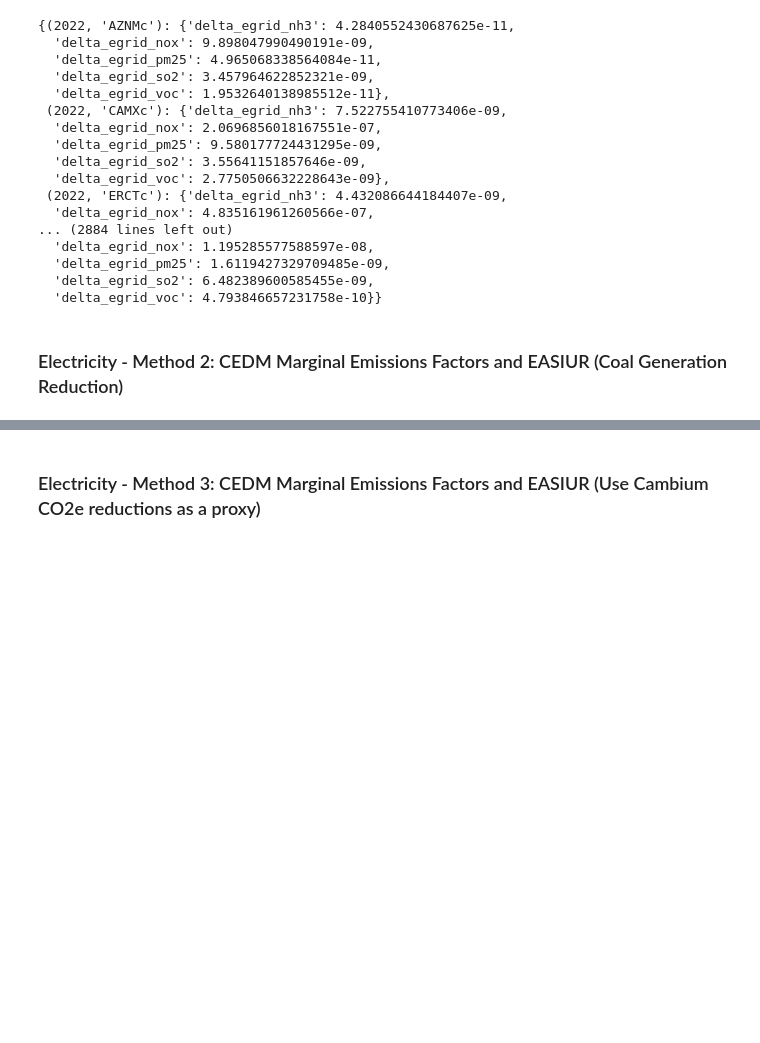
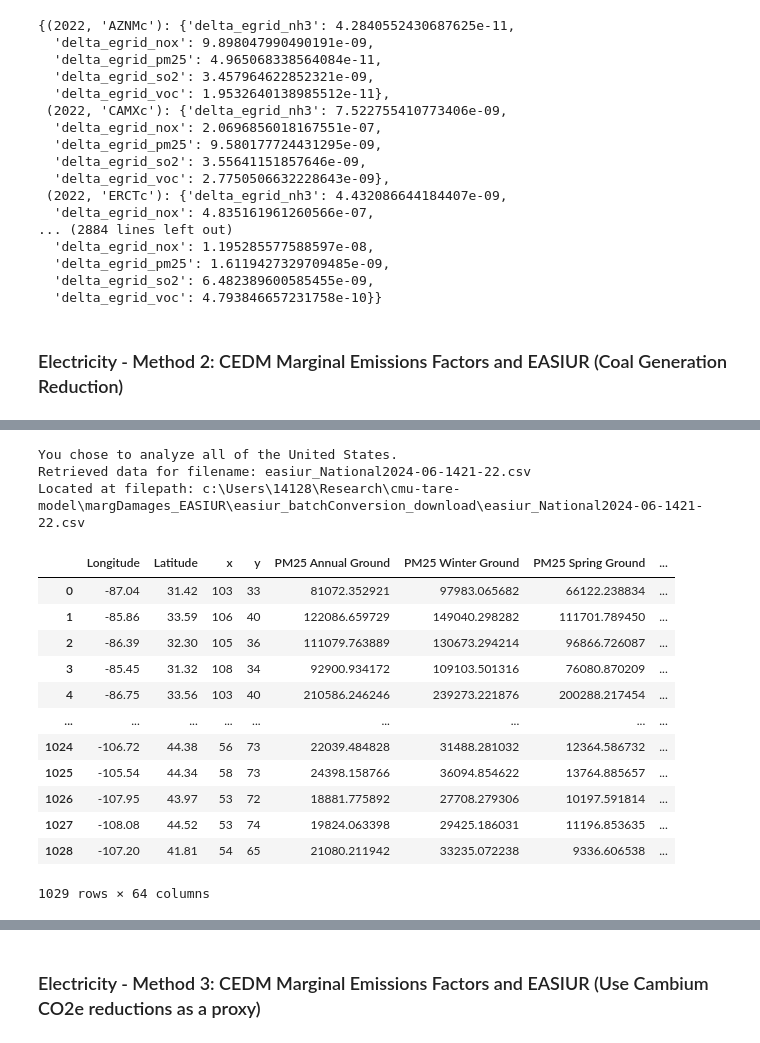
Before and after one commit to jordan-joseph126/cmu-tare-model, a Jupyter notebook: tare_baseline_cambium_v1.5.ipynb, the cells around one changed output, grey strips where cells are left out. Saved outputs shown, nothing was run; the diff lists cells and outputs as text; code cells hidden in the pictures; blank space fills up the shorter version.

```diff
--- a/tare_baseline_cambium_v1.5.ipynb
+++ b/tare_baseline_cambium_v1.5.ipynb
@@ -1390,0 +1469,73 @@ def calculate_damages_grid_scenario(df_copy, df_summary, menu_mp, td_losses_mult
+# %%
+# Create a dataframe containing just the longitude and Latitude
+df_EASIUR_batchConversion = pd.DataFrame({
+    'Longitude':df_euss_am_baseline['in.weather_file_longitude'],
+    'Latitude':df_euss_am_baseline['in.weather_file_latitude'],
+})
+
+# Drop duplicate rows based on 'Longitude' and 'Latitude' columns
+df_EASIUR_batchConversion.drop_duplicates(subset=['Longitude', 'Latitude'], keep='first', inplace=True)
+
+# Create a location ID for the name of the batch conversion file
+while True:
+    if menu_state == 'N':
+        location_id = 'National'
+        print("You chose to analyze all of the United States.")
+        break
+    elif menu_state == 'Y':
+        if menu_city == 'N':
+            try:
+                location_id = str(input_state)
+                print(f"Location ID is: {location_id}")
+                break
+            except ValueError:
+                print("Invalid input for state!")
+        elif menu_city == 'Y':
+            try:
+                location_id = input_cityFilter.replace(', ', '_').strip()
+                print(f"Location ID is: {location_id}")
+                break
+            except AttributeError:
+                print("Invalid input for city filter!")
+        else:
+            print("Incorrect state or city filter assignment!")
+    else:
+        print("Invalid data location. Check your inputs at the beginning of this notebook!")
+
+# Updated GitHub code has EASIUR file with all unique latitude, longitude coordinates in the US
+filename = 'easiur_National2024-06-1421-22.csv'
+relative_path = os.path.join(r"margDamages_EASIUR\easiur_batchConversion_download", filename)
+file_path = os.path.join(project_root, relative_path)
+
+print(f"Retrieved data for filename: {filename}")
+print(f"Located at filepath: {file_path}")
+print("\n")
+
+df_margSocialCosts = pd.read_csv(file_path)
+
+# Convert from kg/MWh to lb/kWh
+# Obtain value from the CSV file and convert to lbs pollutant per kWh
+
+# Define df_margSocialCosts_EASIUR DataFrame first
+df_margSocialCosts_EASIUR = pd.DataFrame({
+    'Longitude': df_margSocialCosts['Longitude'],
+    'Latitude': df_margSocialCosts['Latitude'],
+})
+df_margSocialCosts_EASIUR
+# %% [output]
+You chose to analyze all of the United States.
+Retrieved data for filename: easiur_National2024-06-1421-22.csv
+Located at filepath: c:\Users\14128\Research\cmu-tare-model\margDamages_EASIUR\easiur_batchConversion_download\easiur_National2024-06-1421-22.csv
+|  | Longitude | Latitude | x | y | PM25 Annual Ground | PM25 Winter Ground | PM25 Spring Ground | ... |
+| 0 | -87.04 | 31.42 | 103 | 33 | 81072.352921 | 97983.065682 | 66122.238834 | ... |
+| 1 | -85.86 | 33.59 | 106 | 40 | 122086.659729 | 149040.298282 | 111701.789450 | ... |
+| 2 | -86.39 | 32.30 | 105 | 36 | 111079.763889 | 130673.294214 | 96866.726087 | ... |
+| 3 | -85.45 | 31.32 | 108 | 34 | 92900.934172 | 109103.501316 | 76080.870209 | ... |
+| 4 | -86.75 | 33.56 | 103 | 40 | 210586.246246 | 239273.221876 | 200288.217454 | ... |
+| ... | ... | ... | ... | ... | ... | ... | ... | ... |
+| 1024 | -106.72 | 44.38 | 56 | 73 | 22039.484828 | 31488.281032 | 12364.586732 | ... |
+| 1025 | -105.54 | 44.34 | 58 | 73 | 24398.158766 | 36094.854622 | 13764.885657 | ... |
+| 1026 | -107.95 | 43.97 | 53 | 72 | 18881.775892 | 27708.279306 | 10197.591814 | ... |
+| 1027 | -108.08 | 44.52 | 53 | 74 | 19824.063398 | 29425.186031 | 11196.853635 | ... |
+| 1028 | -107.20 | 41.81 | 54 | 65 | 21080.211942 | 33235.072238 | 9336.606538 | ... |
+1029 rows × 64 columns
```
Also changed, not shown: parts of 60 cells of this notebook, 20 other files.
